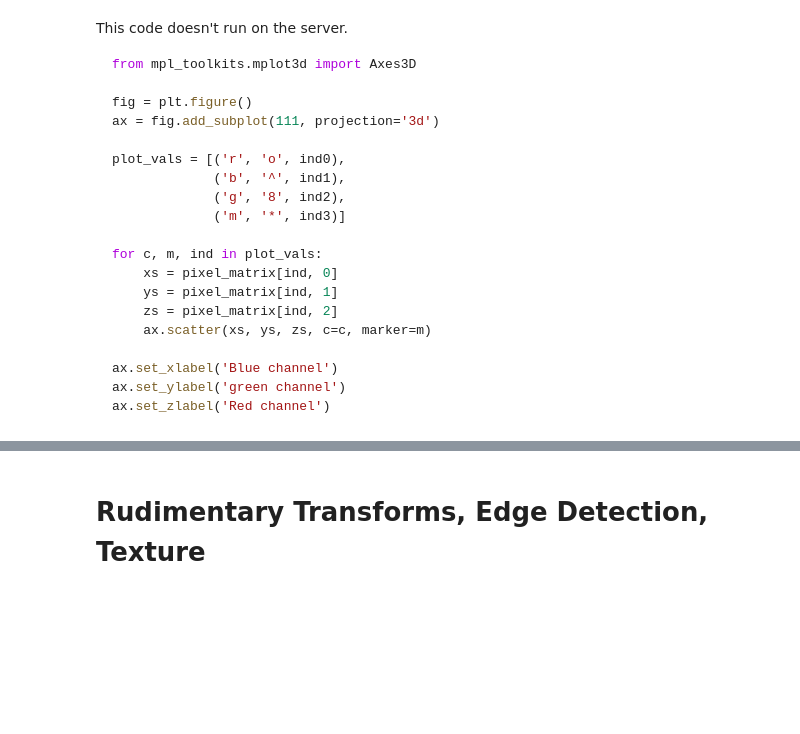
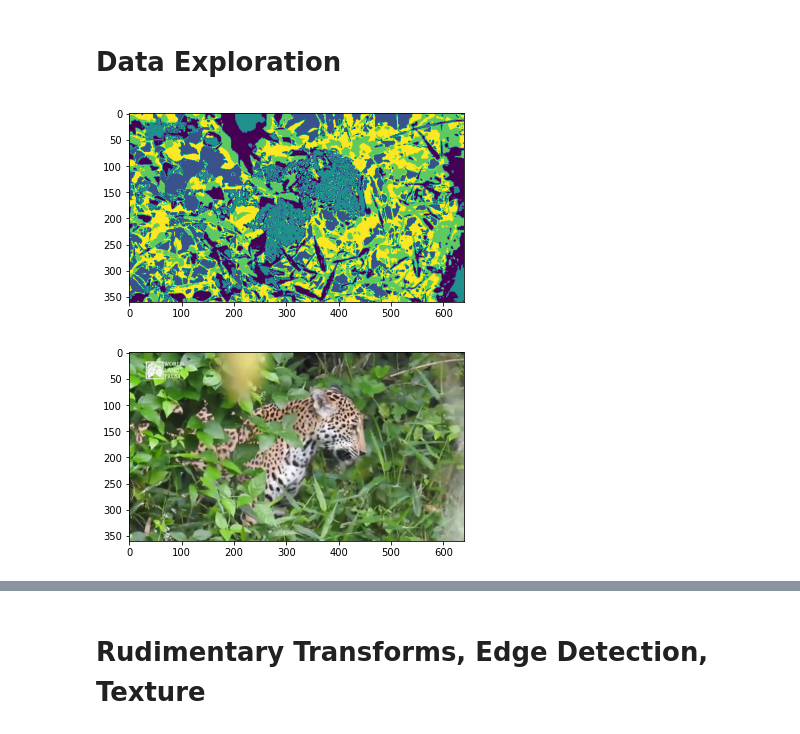
Before and after one commit to Adrianc1234/UPY_jaguares, a Jupyter notebook: Notebooks/EDAs/EDA - Jaguar de dia.ipynb, the cells around one changed output, grey strips where cells are left out. Drawn from its saved outputs; the diff is of its cells as text; code cells hidden in the pictures; blank space fills up the shorter version.

````diff
--- a/Notebooks/EDAs/EDA - Jaguar de dia.ipynb
+++ b/Notebooks/EDAs/EDA - Jaguar de dia.ipynb
@@ -86,10 +69,24 @@ and data expectations you'd see in remote sensing aren't fulfilled by this datas
+# %%
+%%capture
+for image in set_images:
+    first = plt.imread(image)
+    plt.imshow(first)
+    plt.show()
+# %% [markdown]
+ # Data Exploration
 # %%
 # simple k means clustering
 from sklearn import cluster
-
+image = plt.imread(set_images[2])
 kmeans = cluster.KMeans(5)
 clustered = kmeans.fit_predict(pixel_matrix)
 
 dims = np.shape(first)
 clustered_img = np.reshape(clustered, (dims[0], dims[1]))
 plt.imshow(clustered_img)
+plt.show()
+plt.imshow(image)
+plt.show()
+# %% [output]
+[figure, added]
+[figure, added]
@@ -98,26 +93,2 @@ plt.imshow(first)
 # %%
 ind0, ind1, ind2, ind3 = [np.where(clustered == x)[0] for x in [0, 1, 2, 3]]
-# %% [markdown]
-This code doesn't run on the server.
-
-```python
-from mpl_toolkits.mplot3d import Axes3D
-
-fig = plt.figure()
-ax = fig.add_subplot(111, projection='3d')
-
-plot_vals = [('r', 'o', ind0),
-             ('b', '^', ind1),
-             ('g', '8', ind2),
-             ('m', '*', ind3)]
-
-for c, m, ind in plot_vals:
-    xs = pixel_matrix[ind, 0]
-    ys = pixel_matrix[ind, 1]
-    zs = pixel_matrix[ind, 2]
-    ax.scatter(xs, ys, zs, c=c, marker=m)
-
-ax.set_xlabel('Blue channel')
-ax.set_ylabel('green channel')
-ax.set_zlabel('Red channel')
-```
````
Also changed, not shown: parts of 137 cells of this notebook.
